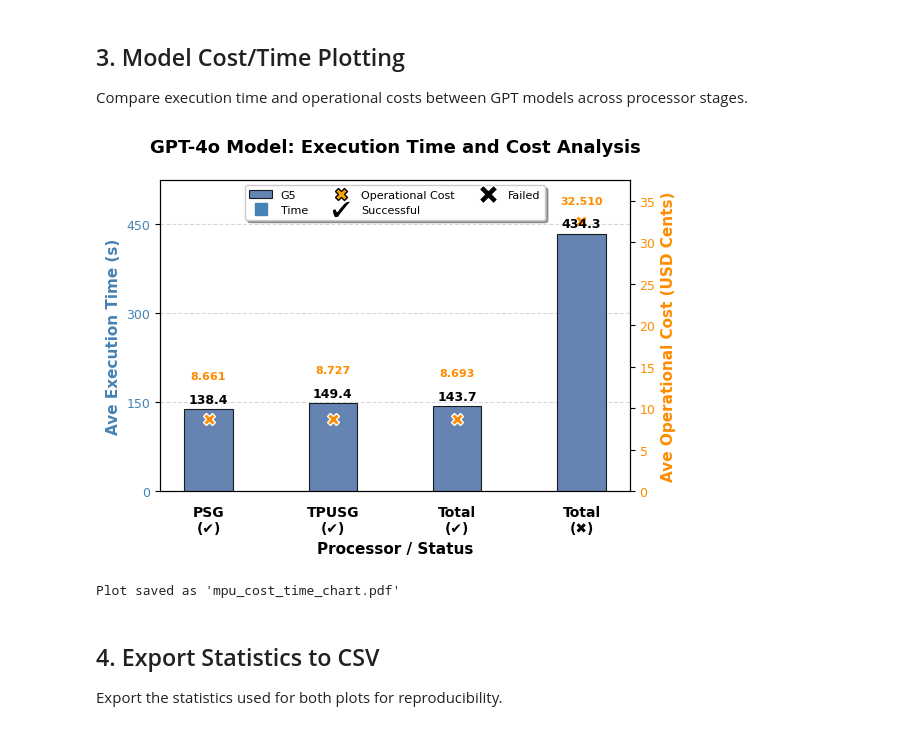
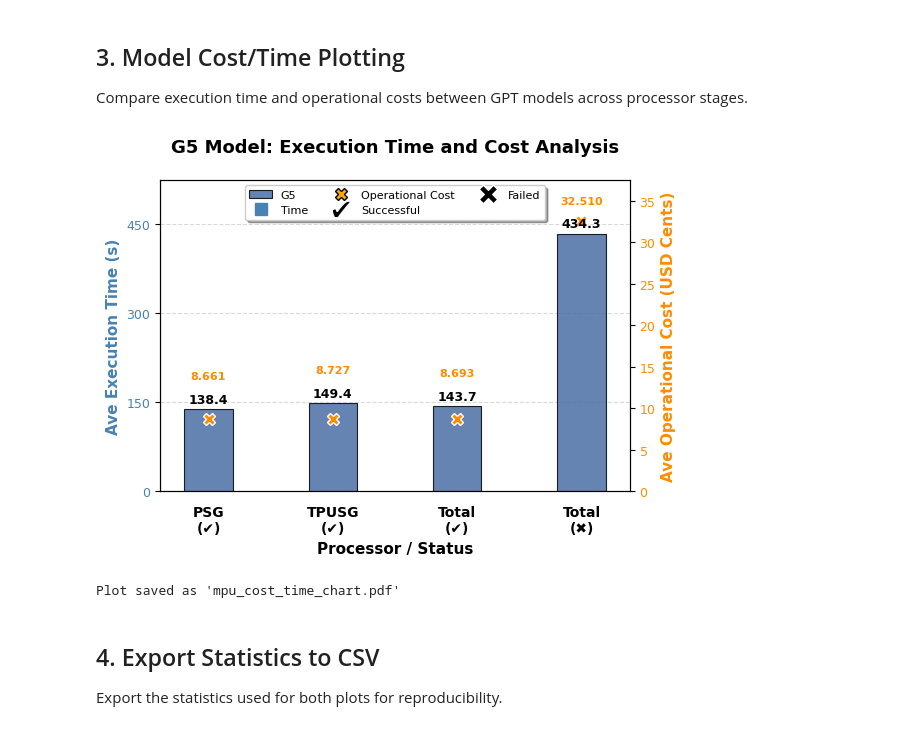
Before and after one commit to noahwo/benchmark-tinyml_llm-2026, a Jupyter notebook: plot-exploration/for-MPU/success-rate_MPU.ipynb, the cells around one changed output. Drawn from its saved outputs; the diff is of its cells as text; code cells hidden in the pictures.

```diff
--- a/plot-exploration/for-MPU/success-rate_MPU.ipynb
+++ b/plot-exploration/for-MPU/success-rate_MPU.ipynb
@@ -525,36 +525,36 @@ add_annotations(bars_primary, times_primary, costs_primary)
 
 # Add title
 if secondary_label:
     title_text = f'GPT-4o vs GPT-4o-mini:\n Execution Time and Cost Comparison'
 else:
-    title_text = f'GPT-4o Model: Execution Time and Cost Analysis'
+    title_text = f'G5 Model: Execution Time and Cost Analysis'
 ax1.set_title(title_text, fontsize=font_base + 4, fontweight='bold', pad=20)
 
 # Set x-axis label
 ax1.set_xlabel('Processor / Status', fontsize=font_base + 2, fontweight='bold')
 
 # Legend
 handles1, labels1 = ax1.get_legend_handles_labels()
 time_legend = Line2D([0], [0], color='steelblue', marker='s', linestyle='',
                      markersize=marker_size, label='Time', markerfacecolor='steelblue')
 cost_legend = Line2D([0], [0], marker='X', color='w', markerfacecolor='orange',
                      markersize=marker_size, markeredgecolor='black', label='Operational Cost')
 success_legend = Line2D([0], [0], marker="$✔$", color="w", mfc="black", ms=marker_size + 5, label="Successful")
 fail_legend = Line2D([0], [0], marker="$✖$", color="w", mfc="black", ms=marker_size + 5, label="Failed")
 
 all_handles = handles1 + [time_legend, cost_legend, success_legend, fail_legend]
 all_labels = labels1 + ['Time', 'Operational Cost', 'Successful', 'Failed']
 
 ax1.legend(all_handles, all_labels, loc='upper center', fontsize=font_base - 1,
            title_fontsize=font_base, frameon=True, fancybox=True, shadow=True, ncol=3)
 
 plt.tight_layout()
-plt.savefig("figs/g4o_mpu_cost_time_chart.pdf", dpi=300, bbox_inches="tight")
+plt.savefig("figs/g5_mpu_cost_time_chart.pdf", dpi=300, bbox_inches="tight")
 plt.show()
 
 print("\nPlot saved as 'mpu_cost_time_chart.pdf'")
 # %% [output]
-[figure, old version]
+[figure, new version]
 Plot saved as 'mpu_cost_time_chart.pdf'
 # %% [markdown]
 ## 4. Export Statistics to CSV
```
Also changed, not shown: 10 other files.
